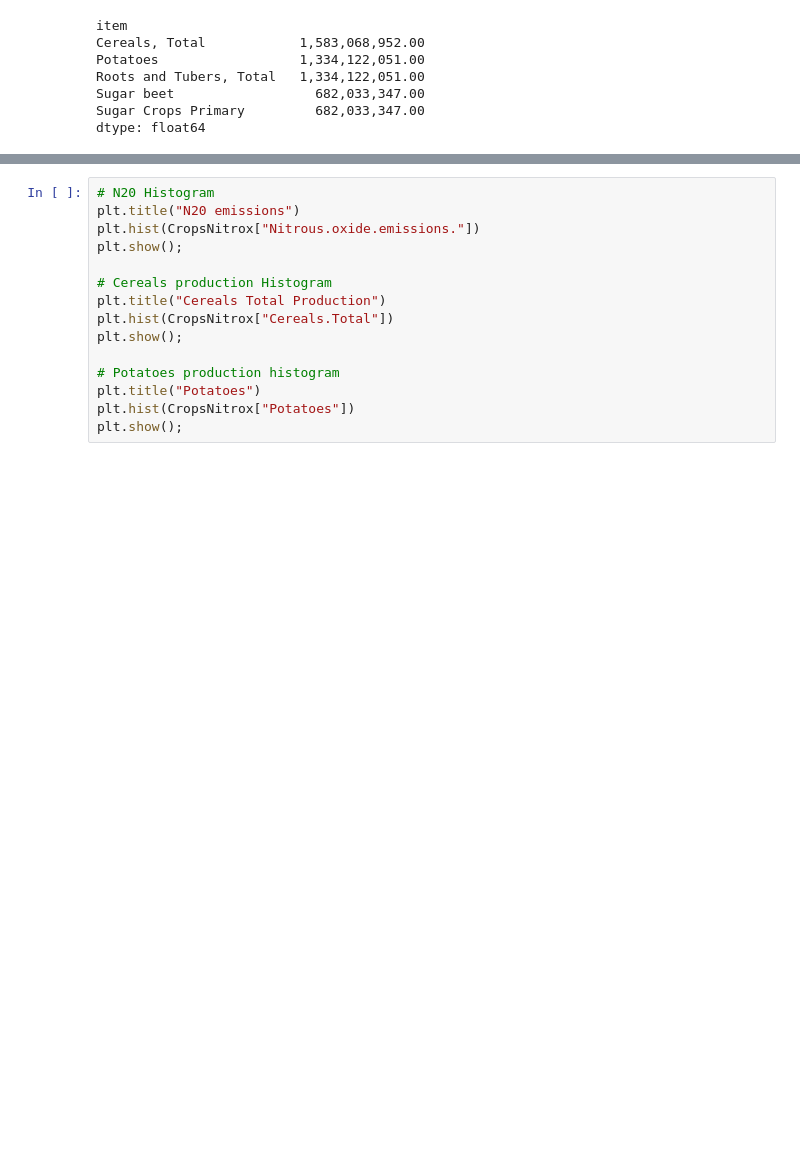
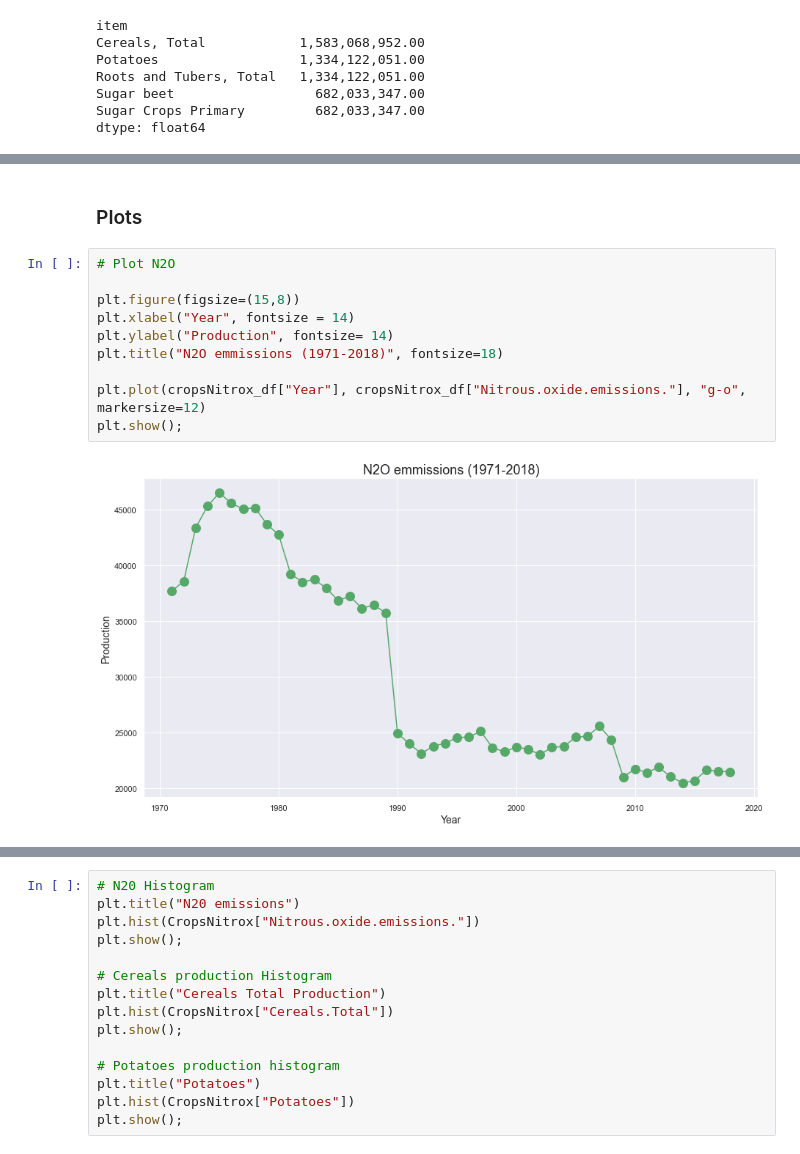
Before and after one commit to Alejandro-github-mx/statistics-projects, a Jupyter notebook: 2022-02-28-statistics-homework-FoodCC-Poland.ipynb, the cells around one changed output, grey strips where cells are left out. Drawn from its saved outputs; the diff is of its cells as text; blank space fills up the shorter version.

```diff
--- a/2022-02-28-statistics-homework-FoodCC-Poland.ipynb
+++ b/2022-02-28-statistics-homework-FoodCC-Poland.ipynb
@@ -439,0 +216,14 @@ Index(['Year', 'Nitrous.oxide.emissions.', 'Cereals.Total', 'Potatoes'], dtype='
+# %% [markdown]
+### Plots
+# %%
+# Plot N2O
+
+plt.figure(figsize=(15,8))
+plt.xlabel("Year", fontsize = 14)
+plt.ylabel("Production", fontsize= 14)
+plt.title("N2O emmissions (1971-2018)", fontsize=18)
+
+plt.plot(cropsNitrox_df["Year"], cropsNitrox_df["Nitrous.oxide.emissions."], "g-o", markersize=12)
+plt.show();
+# %% [output]
+[figure, added]
```
Also changed, not shown: parts of 78 cells of this notebook.
